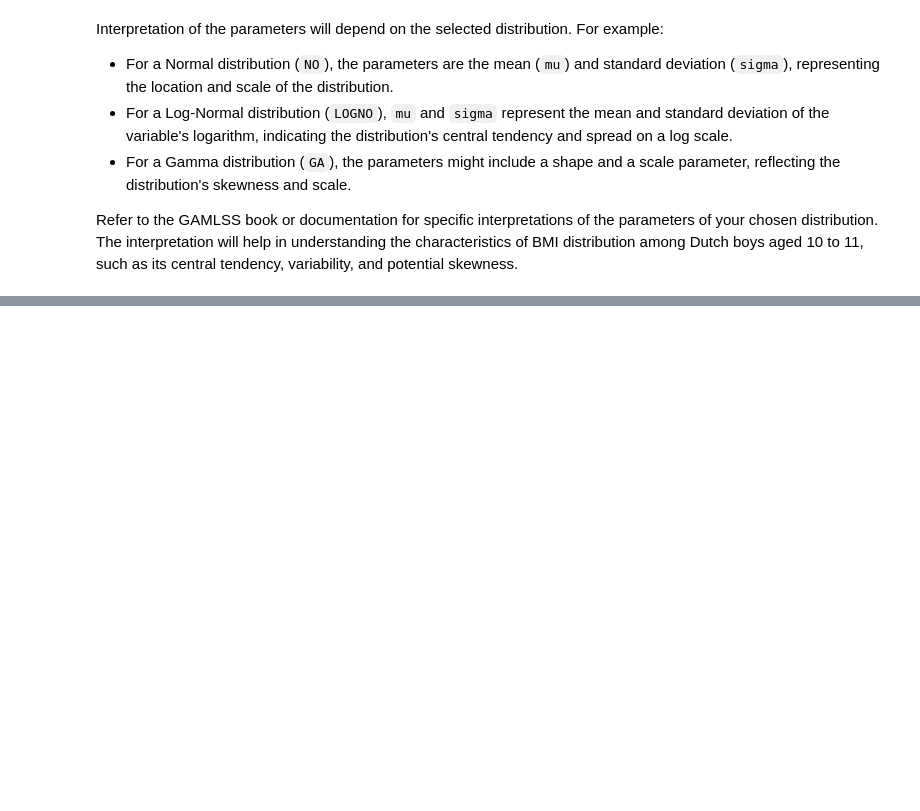
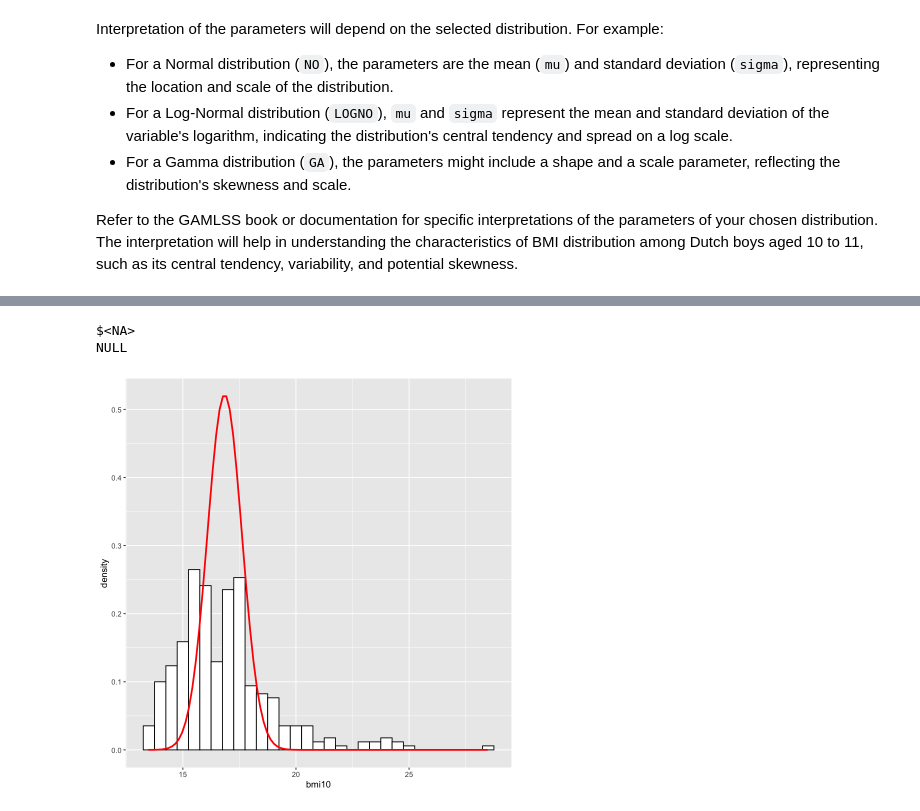
Before and after one commit to skingham/londonmet_ma7007, a Jupyter notebook: notebooks/Assignment Draft.ipynb, the cells around one changed output, grey strips where cells are left out. Cells and saved outputs as stored; diff of their text form; code cells hidden in the pictures; blank space fills up the shorter version.

Commit message:
Add extra Q1 models and first stab at Q2

```diff
--- a/notebooks/Assignment Draft.ipynb
+++ b/notebooks/Assignment Draft.ipynb
@@ -50,14 +79,16 @@ Next, we'll fit several parametric distributions to the data. Common distributio
 # %%
 # Fit different distributions
+#gamlss(density(bmi, cut = 0) ~ bmi, family=JSU, data=da, method=mixed(1,20))
+fit_jsu <- gamlss(bmi10 ~ 1,  family=JSU)
+fit_bccg <- gamlss(bmi10 ~ 1, family=BCCG)
+fit_tf <- gamlss(bmi10 ~ 1, family=TF)
+fit_lognorm <- gamlss(bmi10 ~ 1, family=LOGNO)
+fit_lo <- gamlss(bmi10 ~ 1, family=LO)
+fit_pe <- gamlss(bmi10 ~ 1, family=PE)
+fit_gamma <- gamlss(bmi10 ~ 1, family=GA)
 fit_norm <- gamlss(bmi10 ~ 1, family=NO)
-fit_lognorm <- gamlss(bmi10 ~ 1, family=LOGNO)
-fit_gamma <- gamlss(bmi10 ~ 1, family=GA)
-
-# Compare models
-models <- list(fit_norm, fit_lognorm, fit_gamma)
-aic_values <- sapply(models, AIC)
-print(aic_values)
-
-# Select the model with the lowest AIC
-selected_model <- models[[which.min(aic_values)]]
+fit_wei <- gamlss(bmi10 ~ 1, family=WEI)
+fit_gu <- gamlss(bmi10 ~ 1, family=GU)
+fit_exp <- gamlss(bmi10 ~ 1, family=EXP)
+fit_lg <- gamlss(bmi10 ~ 1, family=LG)
 # %% [output]
@@ -104,0 +191,20 @@ Refer to the GAMLSS book or documentation for specific interpretations of the pa
+# %%
+# Histogram with ggplot
+print((fit_jsu)["mu"], sigma=coef(fit_jsu)["sigma"], nu=coef(fit_jsu)["nu"], tau=coef(fit_jsu)["tau"])
+p <- ggplot(da, aes(x=bmi10)) +
+  geom_histogram(aes(y=after_stat(density)), binwidth = 0.5, colour="black", fill="white")
+
+# Function to calculate the fitted density
+density_fitted <- function(x) {
+  dNO(x, mu=16.8476, sigma=0.76463) /
+}
+
+# Add the fitted model curve
+p <- p + stat_function(fun=density_fitted, colour="red", size=1)
+
+# Display the plot
+print(p)
+# %% [output]
+$<NA>
+NULL
+[figure, added]
```
Also changed, not shown: parts of 9 cells of this notebook, 2 other files.
